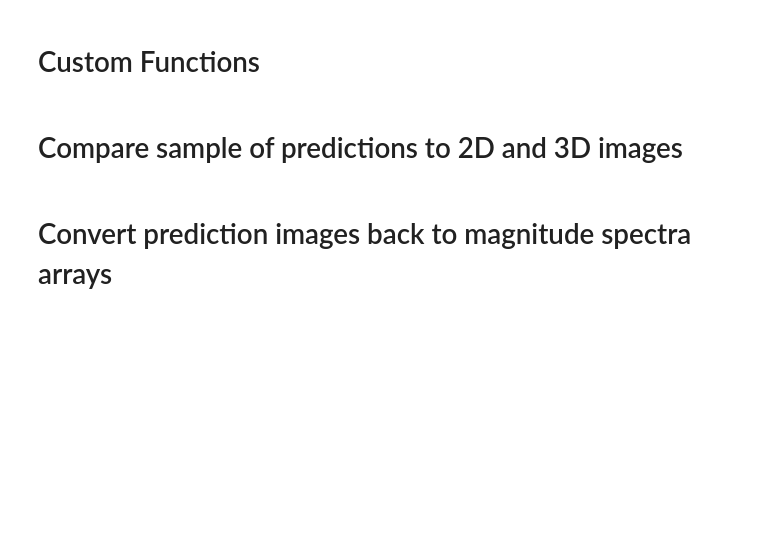
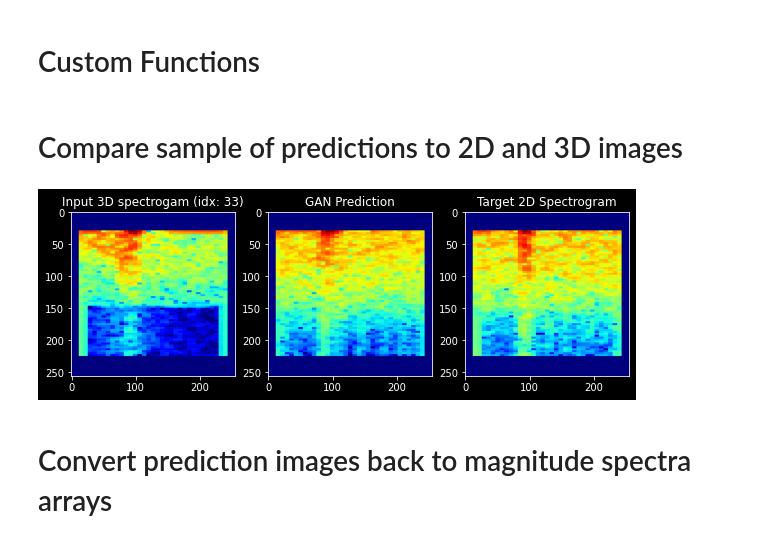
Before and after one commit to astroChance/RadNET, a Jupyter notebook: Post_DL_workbook.ipynb, the cells around one changed output. Saved outputs shown, nothing was run; the diff lists cells and outputs as text; code cells hidden in the pictures; blank space fills up the shorter version.

```diff
--- a/Post_DL_workbook.ipynb
+++ b/Post_DL_workbook.ipynb
@@ -7,4 +5,6 @@
 # %%
+!pip install --upgrade segyio
+
 import numpy as np
 from math import sqrt
 import matplotlib
@@ -20,3 +20,6 @@ from PIL import Image
 from scipy import spatial, signal
 import json
 from sklearn.preprocessing import normalize, StandardScaler
+
+# plt.style.use('dark_background')
+plt.style.use('classic')
@@ -130,4 +162,30 @@ def get_val_color(RGB_val, cmap):
 # %% [markdown]
 # Compare sample of predictions to 2D and 3D images
+# %%
+rand_pred = random.randint(0,999)
+
+with Image.open(InferenceFiles[rand_pred]) as img:
+  spec_prediction = np.array(img)
+
+with Image.open(ImageFiles_2D[rand_pred]) as img:
+  spec_2D = np.array(img)
+
+with Image.open(ImageFiles_3D[rand_pred]) as img:
+  spec_3D = np.array(img)
+
+colormap = 'jet'
+min_val = -10
+max_val = 1
+
+fig, ax = plt.subplots(nrows=1, ncols=3, figsize=(10,4))
+ax[0].imshow(spec_3D, cmap = colormap, vmin=min_val, vmax=max_val)
+ax[0].set_title('Input 3D spectrogam (idx: {})'.format(rand_pred))
+ax[1].imshow(spec_prediction, cmap = colormap, vmin=min_val, vmax=max_val)
+ax[1].set_title('GAN Prediction')
+ax[2].imshow(spec_2D, cmap = colormap, vmin=min_val, vmax=max_val)
+ax[2].set_title('Target 2D Spectrogram')
+plt.show()
+# %% [output]
+[figure, added]
 # %% [markdown]
 # Convert prediction images back to magnitude spectra arrays
```
Also changed, not shown: parts of 14 cells of this notebook.
